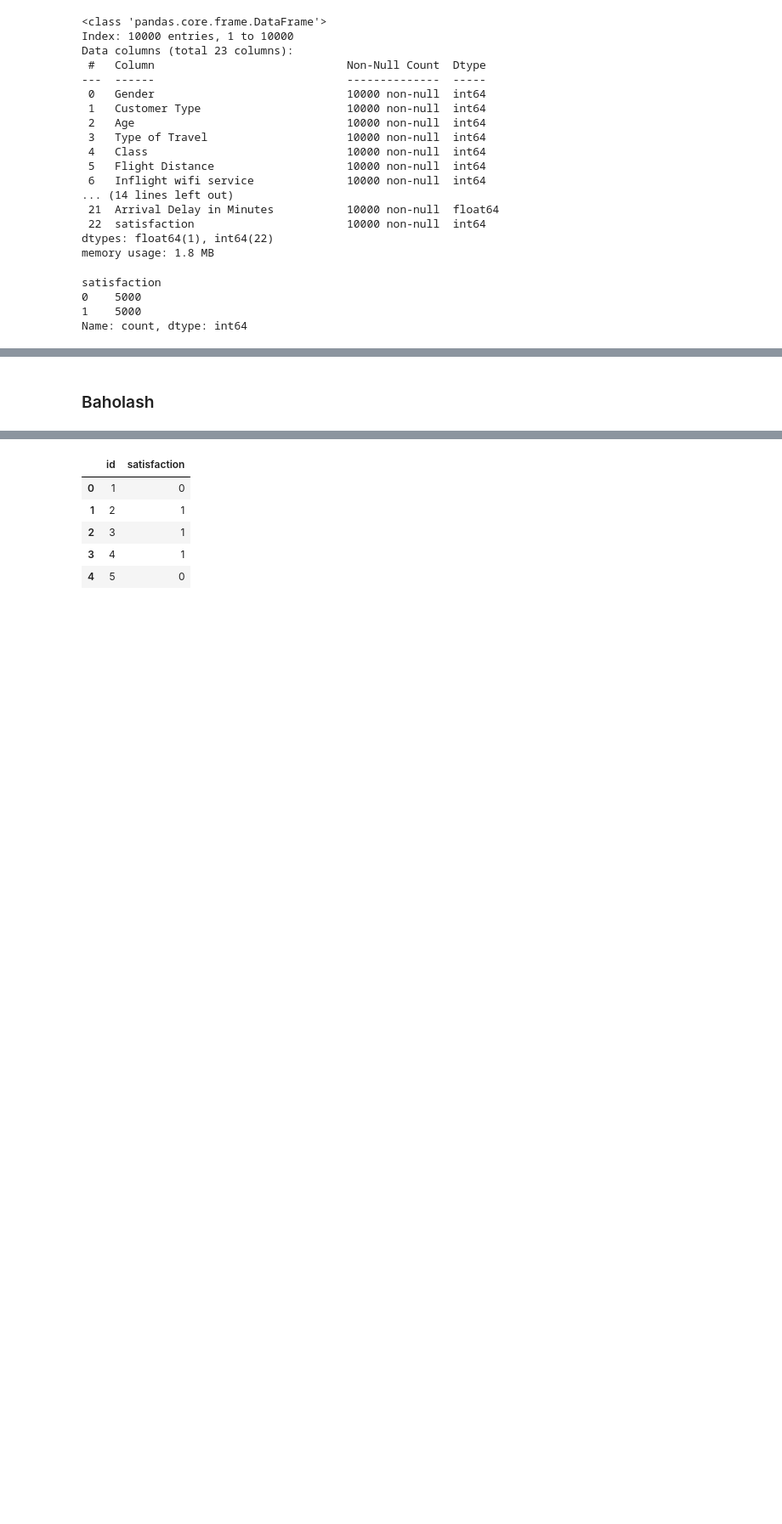
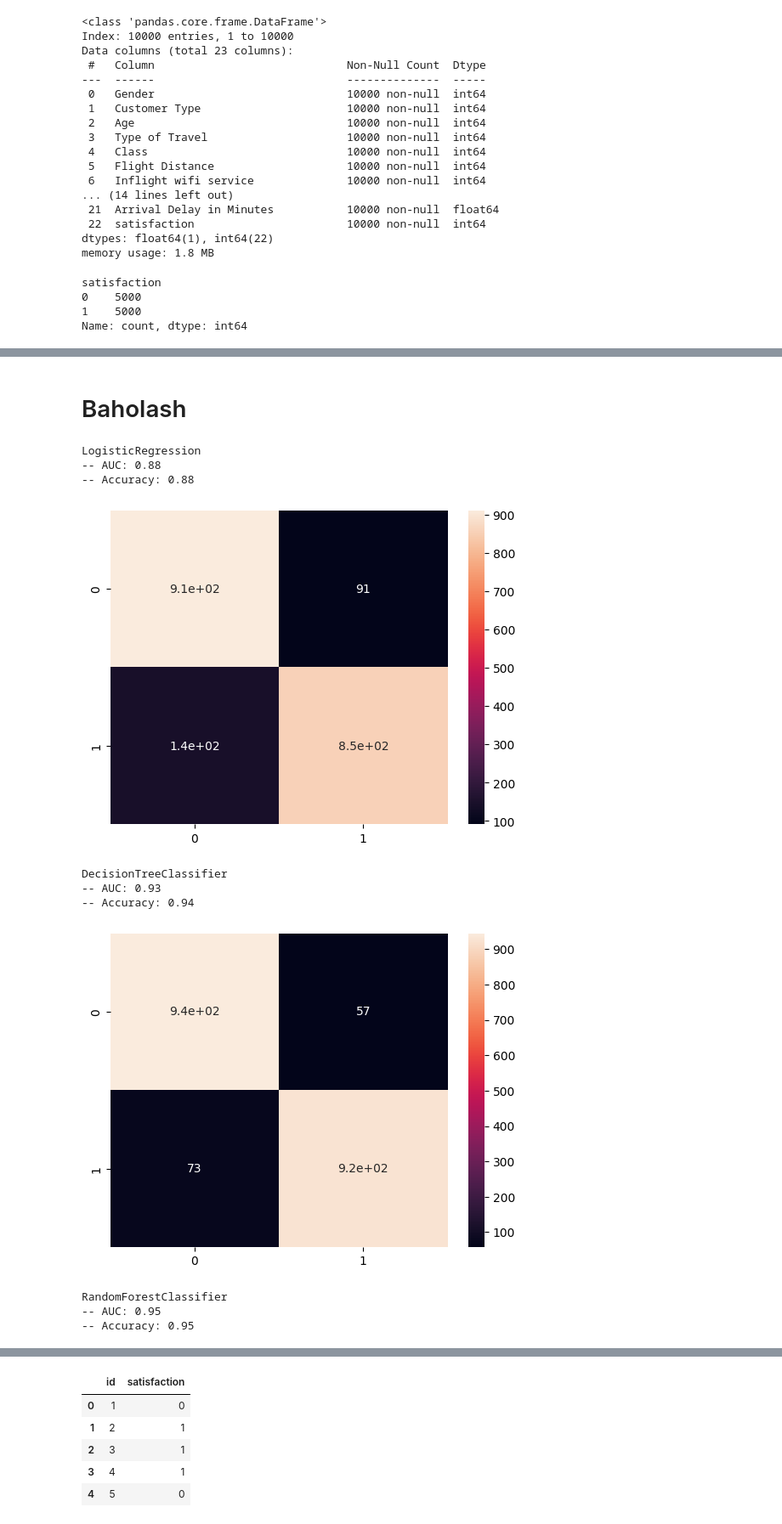
Before and after one commit to Raxmatillo/mohirdev, a Jupyter notebook: aviakompaniya.ipynb, the cells around one changed output, grey strips where cells are left out. Shown at 85% size. Saved outputs shown, nothing was run; the diff lists cells and outputs as text; code cells hidden in the pictures; blank space fills up the shorter version.

```diff
--- a/aviakompaniya.ipynb
+++ b/aviakompaniya.ipynb
@@ -162,2 +150,57 @@ LogisticRegression()
+# %%
+from sklearn.linear_model import LogisticRegression
+from sklearn.tree import DecisionTreeClassifier
+from sklearn.ensemble import RandomForestClassifier
+# from sklearn.svm import SVC
+
+# LogisticRegression
+lr_model = LogisticRegression(penalty='l2', solver='liblinear')
+lr_model.fit(X_train, y_train)
+lr_y_pred = lr_model.predict(X_valid)
+
+# DecisionTreeClassifier (DecistionTreeRegression to'g'irlandi)
+tr_model = DecisionTreeClassifier()
+tr_model.fit(X_train, y_train)
+tr_y_pred = tr_model.predict(X_valid)
+
+# RandomForestClassifier
+rf_model = RandomForestClassifier(n_estimators=100, random_state=42)
+rf_model.fit(X_train, y_train)
+rf_y_pred = rf_model.predict(X_valid)
+
+# Support Vector Machine (uzoq vaqt talab qilgani uchun sinab ko'rolmadim)
+# svm_model = SVC(kernel='linear')
+# svm_model.fit(X_train, y_train)
+# svm_y_pred = svm_model.predict(X_valid)
 # %% [markdown]
-### Baholash
+# Baholash
+# %%
+from sklearn.metrics import accuracy_score, roc_auc_score, confusion_matrix
+
+# Umumiy holda baholovchi funksiyamizni yozib olamiz
+def score(y_true, y_pred, model_name):
+    acc = accuracy_score(y_valid, y_pred)
+    auc_score = roc_auc_score(y_valid, y_pred)
+    print(model_name)
+    print(f"-- AUC: {auc_score:.2f}")
+    print(f"-- Accuracy: {acc:.2f}")
+    sns.heatmap(confusion_matrix(y_true, y_pred), annot=True)
+    plt.show()
+# %%
+
+preds = [lr_y_pred, tr_y_pred, rf_y_pred]
+models_name = ['LogisticRegression', 'DecisionTreeClassifier', 'RandomForestClassifier']
+for pred, model_name in zip(preds, models_name):
+    score(y_valid, pred, model_name)
+# %% [output]
+LogisticRegression
+-- AUC: 0.88
+-- Accuracy: 0.88
+[figure, added]
+DecisionTreeClassifier
+-- AUC: 0.93
+-- Accuracy: 0.94
+[figure, added]
+RandomForestClassifier
+-- AUC: 0.95
+-- Accuracy: 0.95
```
Also changed, not shown: parts of 25 cells of this notebook.
